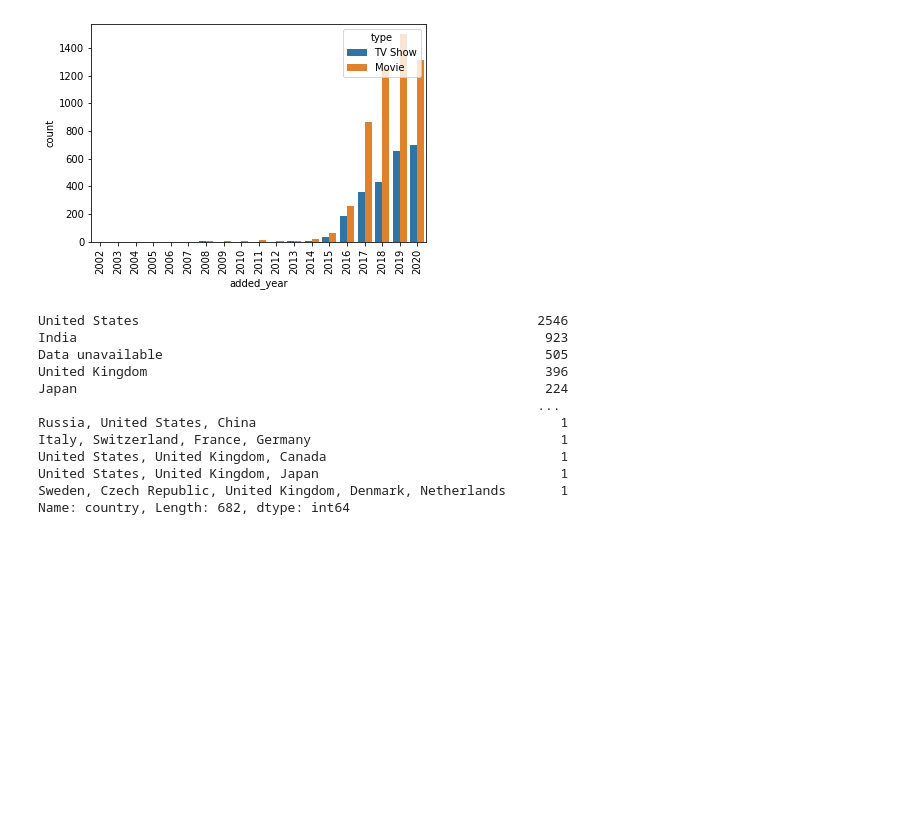
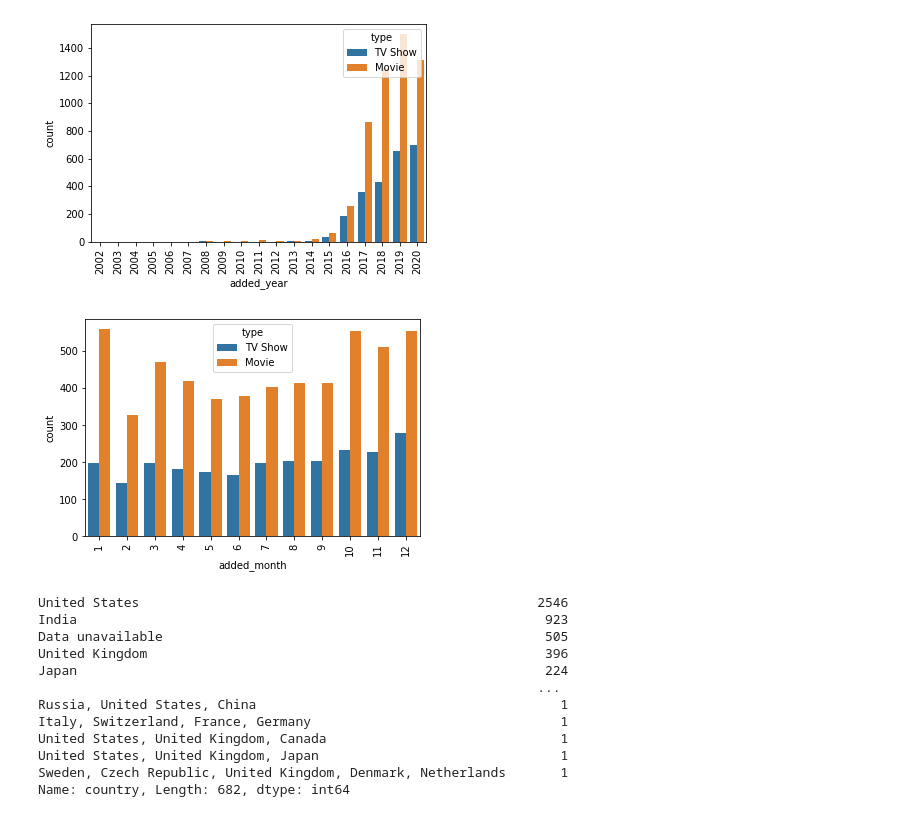
Before and after one commit to V-dit/Netflix-movies-and-tv-shows, a Jupyter notebook: NETFLIX_MOVIES_AND_TV_SHOWS_CLUSTERING.ipynb, the cells around one changed output. Drawn from its saved outputs; the diff is of its cells as text; code cells hidden in the pictures; blank space fills up the shorter version.

```diff
--- a/NETFLIX_MOVIES_AND_TV_SHOWS_CLUSTERING.ipynb
+++ b/NETFLIX_MOVIES_AND_TV_SHOWS_CLUSTERING.ipynb
@@ -252,6 +261,15 @@ plot_added_year.set_xticklabels(plot_added_year.get_xticklabels(), rotation=90)
 plt.show()
 # %% [output]
 [figure]
+# %%
+#plotting the countplot of number of movies and tv shows as per added monthwise
+# month_order = list(range(0,2022))
+plot_added_month = sns.countplot(data = df, x = 'added_month', hue = 'type')
+                                  # order = year_order[-20:-1])
+plot_added_month.set_xticklabels(plot_added_month.get_xticklabels(), rotation=90)
+plt.show()
+# %% [output]
+[figure, added]
 # %%
 df.country.value_counts()
 # %% [output]
```
Also changed, not shown: parts of 124 cells of this notebook.
